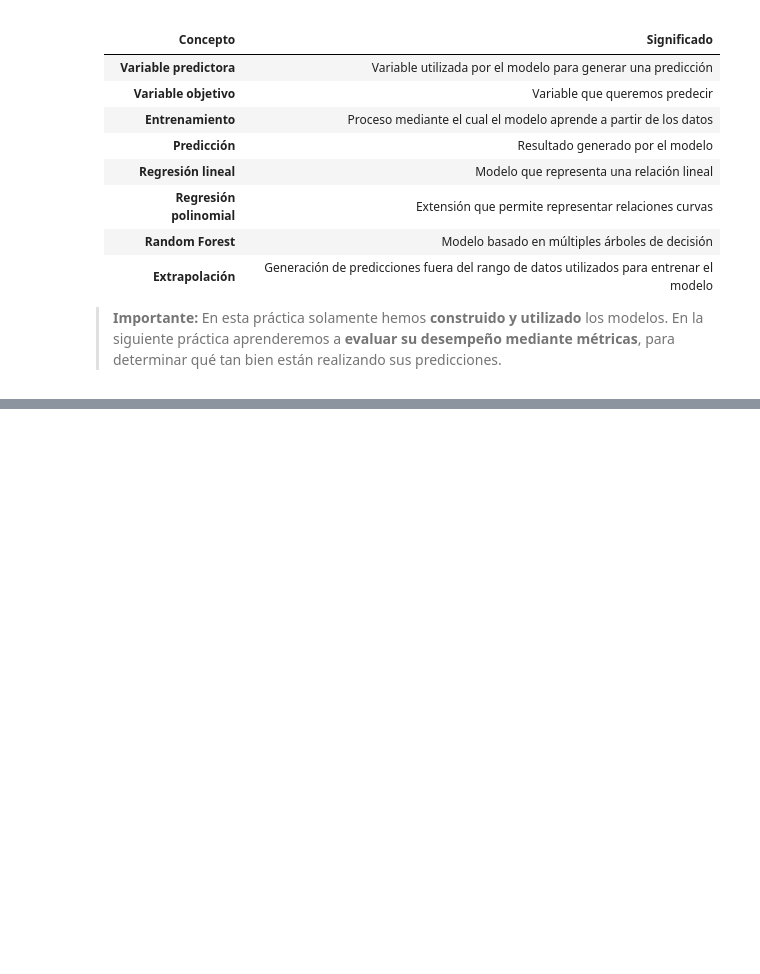
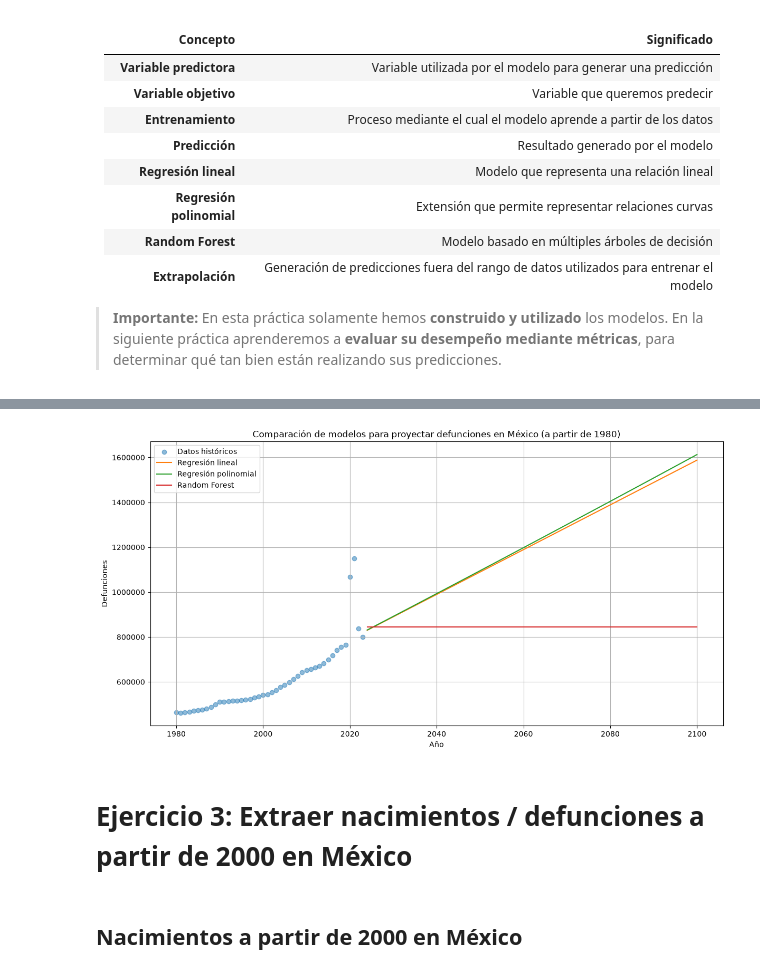
Before and after one commit to NotJcao17/bigdata, a Jupyter notebook: U3_1_modelos_regresion_demografia/U3_1_modelos_regresion_demografia.ipynb, the cells around one changed output, grey strips where cells are left out. Cells and saved outputs as stored; diff of their text form; code cells hidden in the pictures; blank space fills up the shorter version.

```diff
--- a/U3_1_modelos_regresion_demografia/U3_1_modelos_regresion_demografia.ipynb
+++ b/U3_1_modelos_regresion_demografia/U3_1_modelos_regresion_demografia.ipynb
@@ -1096,0 +1326,63 @@ Al finalizar la práctica, debes poder identificar:
+# %%
+modelo_lineal_1980_deaths = LinearRegression()
+modelo_lineal_1980_deaths.fit(X_1980, y_defunciones_1980)
+predicciones_lineal_1980_deaths = modelo_lineal_1980_deaths.predict(X_futuro)
+
+modelo_polinomial_1980_deaths = LinearRegression()
+modelo_polinomial_1980_deaths.fit(X_poly_1980, y_defunciones_1980)
+predicciones_polinomiales_1980_deaths = modelo_polinomial_1980_deaths.predict(
+    anios_futuros_poly_1980
+)
+
+modelo_rf_1980_deaths = RandomForestRegressor(
+    n_estimators=100,
+    random_state=42
+)
+modelo_rf_1980_deaths.fit(X_1980, y_defunciones_1980)
+predicciones_rf_1980_deaths = modelo_rf_1980_deaths.predict(X_futuro)
+# %%
+plt.figure(figsize=(14, 7))
+
+plt.scatter(
+    df_mexico_1980["Year"],
+    df_mexico_1980["deaths"],
+    label="Datos históricos",
+    alpha=0.5
+)
+
+plt.plot(
+    anios_futuros.flatten(),
+    predicciones_lineal_1980_deaths,
+    color="tab:orange",
+    label="Regresión lineal"
+)
+
+plt.plot(
+    anios_futuros.flatten(),
+    predicciones_polinomiales_1980_deaths,
+    color="tab:green",
+    label="Regresión polinomial"
+)
+
+plt.plot(
+    anios_futuros.flatten(),
+    predicciones_rf_1980_deaths,
+    color="tab:red",
+    label="Random Forest"
+)
+
+plt.title(
+    "Comparación de modelos para proyectar defunciones en México (a partir de 1980)"
+)
+
+plt.xlabel("Año")
+plt.ylabel("Defunciones")
+
+plt.ticklabel_format(style="plain", axis="y", useOffset=False)
+plt.legend()
+plt.grid()
+plt.show()
+# %% [output]
+[figure, added]
+# %% [markdown]
+# Ejercicio 3: Extraer nacimientos / defunciones a partir de 2000 en México
@@ -1096,0 +1405,2 @@ Al finalizar la práctica, debes poder identificar:
+# %% [markdown]
+## Nacimientos a partir de 2000 en México
```
Also changed, not shown: parts of 20 cells of this notebook.
